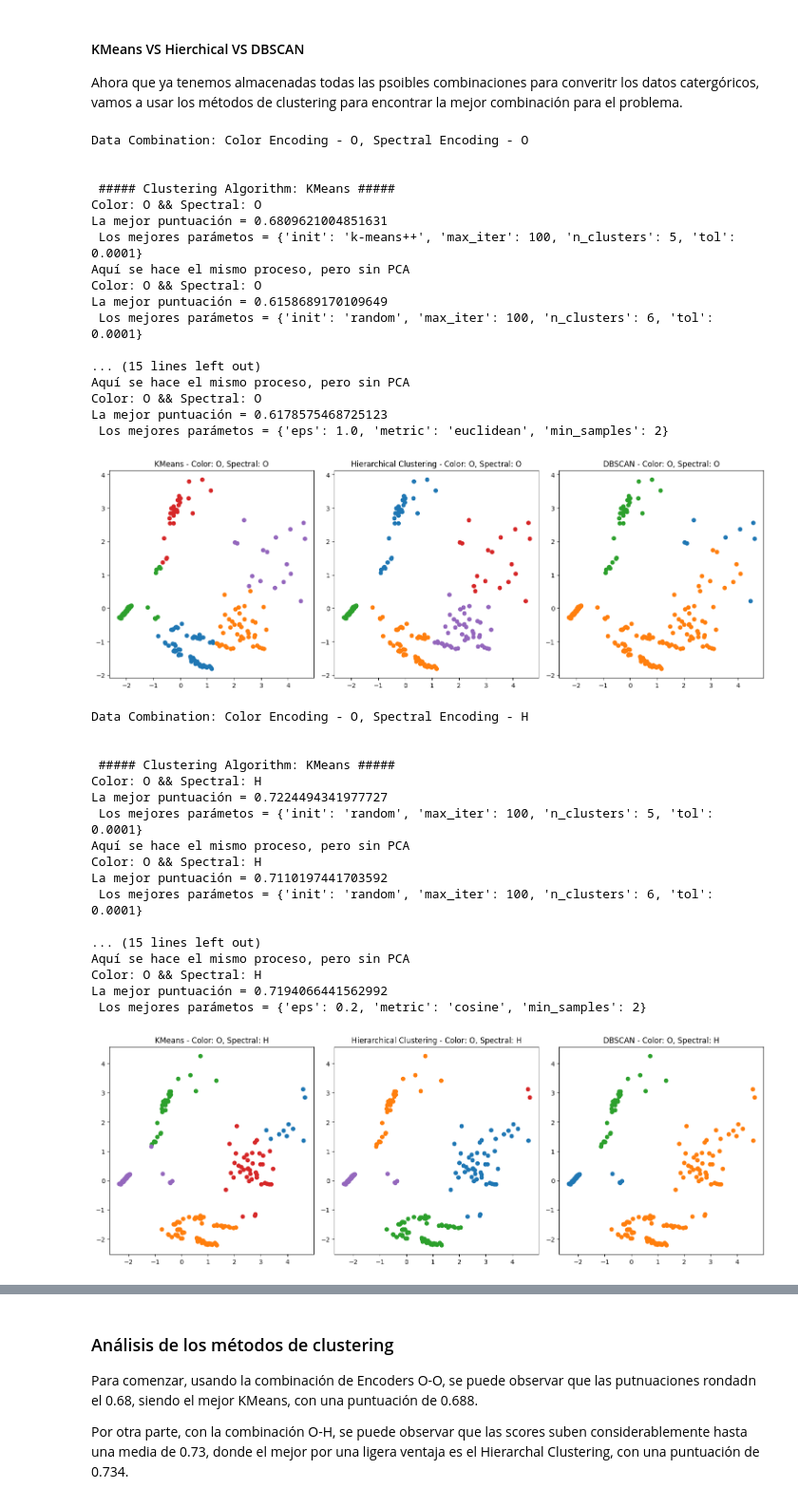
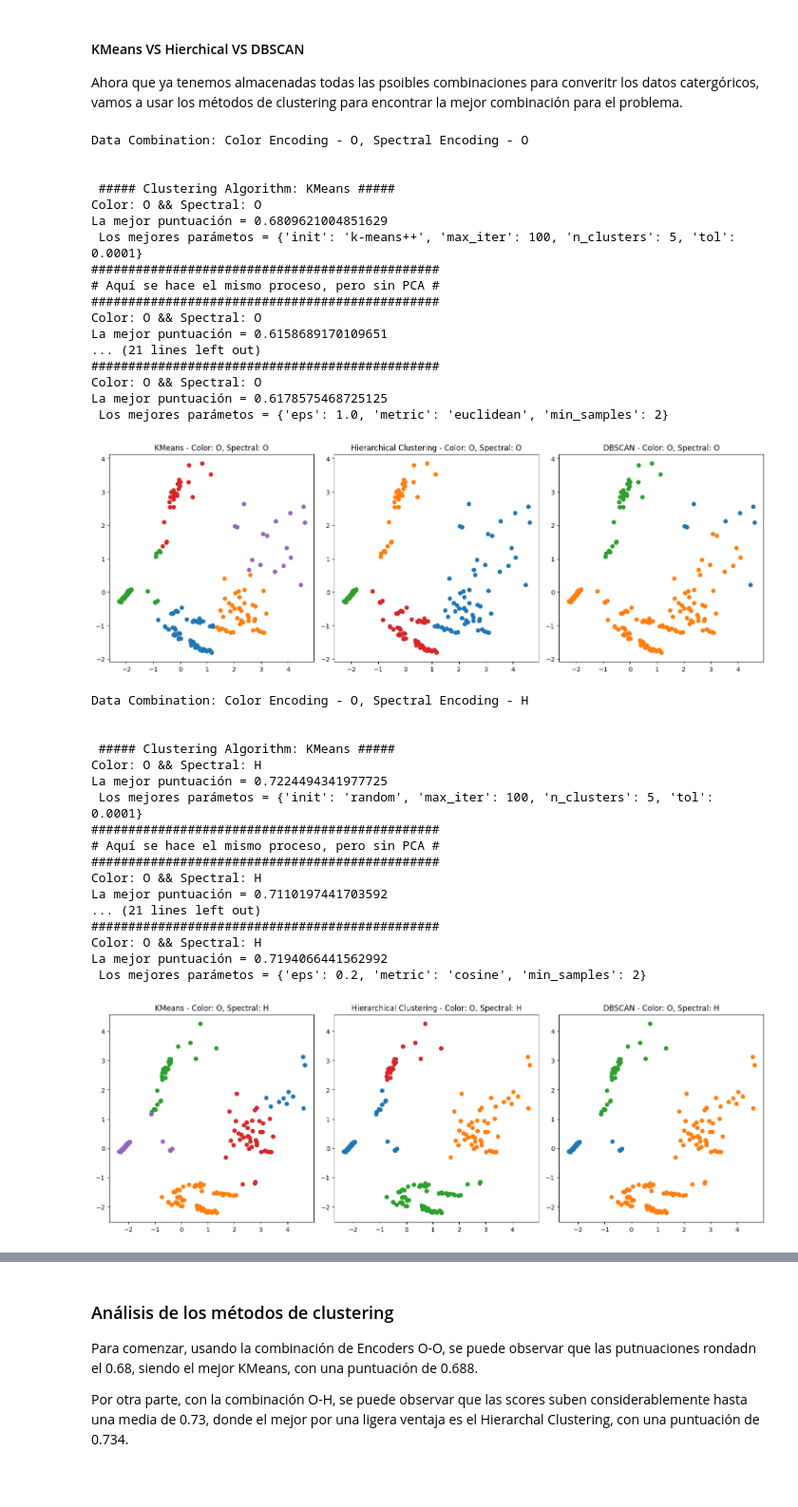
Before and after one commit to 100472175/ML-82-17-2, a Jupyter notebook: Stars.ipynb, the cells around one changed output, grey strips where cells are left out. Shown: that part at 95% size. Drawn from its saved outputs; the diff is of its cells as text; code cells hidden in the pictures.

Commit message:
Añadido punto 6, mejoras y cambios

```diff
--- a/Stars.ipynb
+++ b/Stars.ipynb
@@ -365,7 +386,7 @@ param_grid_hierarchical = {
     'distance_threshold': [None, 1.0, 2.0],
     'linkage': ['ward', 'complete', 'average', 'single'],
     'metric': ['euclidean', 'manhattan', 'cosine'],
-    'n_clusters': [5, 6, 7, 8]
+    'n_clusters': [4, 5, 6, 7, 8]
 }
 
 
@@ -383,6 +404,7 @@ clustering_algorithms = {
     "DBSCAN": (DBSCAN(), param_grid_dbscan)
 }
 
+all_scores = {}
 
 # Aplicar StandardScaler y PCA a todas las combinaciones de datos
 for color_encoding, spectral_encoding, df in master_data:
@@ -420,61 +442,65 @@ for color_encoding, spectral_encoding, df in master_data:
         unique_labels = np.unique(cluster_labels)
 
         plt.subplot(3, 3, subplot_index)
 
         plt.title(f'{algorithm_name} - Color: {color_encoding}, Spectral: {spectral_encoding}')
 
         for label in unique_labels:
             plt.scatter(df_pca[cluster_labels == label, 0], df_pca[cluster_labels == label, 1], label=f'Cluster {label}')
 
         subplot_index += 1
 
-        print("Aquí se hace el mismo proceso, pero sin PCA")
+        print("###############################################")
+        print("# Aquí se hace el mismo proceso, pero sin PCA #")
+        print("###############################################")
         grid_search_sin_pca = GridSearchCV(algorithm[0], algorithm[1], scoring=silhouette_scorer, n_jobs=-1)
         grid_search_sin_pca.fit(df_scaled)
         print(f"Color: {color_encoding} && Spectral: {spectral_encoding}")
         print(f"La mejor puntuación = {grid_search_sin_pca.best_score_}\n Los mejores parámetos = {grid_search_sin_pca.best_params_}")
 
+        all_scores[(algorithm_name, color_encoding, spectral_encoding)] = (best_score, grid_search_sin_pca.best_score_)
+
 
 
     plt.tight_layout()
     plt.show()
 # %% [output]
 Data Combination: Color Encoding - O, Spectral Encoding - O
 
 
  ##### Clustering Algorithm: KMeans #####
 Color: O && Spectral: O
-La mejor puntuación = 0.6809621004851631
+La mejor puntuación = 0.6809621004851629
  Los mejores parámetos = {'init': 'k-means++', 'max_iter': 100, 'n_clusters': 5, 'tol': 0.0001}
-Aquí se hace el mismo proceso, pero sin PCA
+###############################################
+# Aquí se hace el mismo proceso, pero sin PCA #
+###############################################
 Color: O && Spectral: O
-La mejor puntuación = 0.6158689170109649
- Los mejores parámetos = {'init': 'random', 'max_iter': 100, 'n_clusters': 6, 'tol': 0.0001}
-
-... (15 lines left out)
-Aquí se hace el mismo proceso, pero sin PCA
+La mejor puntuación = 0.6158689170109651
+... (21 lines left out)
+###############################################
 Color: O && Spectral: O
-La mejor puntuación = 0.6178575468725123
+La mejor puntuación = 0.6178575468725125
  Los mejores parámetos = {'eps': 1.0, 'metric': 'euclidean', 'min_samples': 2}
-[figure, old version]
+[figure, new version]
 Data Combination: Color Encoding - O, Spectral Encoding - H
 
 
  ##### Clustering Algorithm: KMeans #####
 Color: O && Spectral: H
-La mejor puntuación = 0.7224494341977727
+La mejor puntuación = 0.7224494341977725
  Los mejores parámetos = {'init': 'random', 'max_iter': 100, 'n_clusters': 5, 'tol': 0.0001}
-Aquí se hace el mismo proceso, pero sin PCA
+###############################################
+# Aquí se hace el mismo proceso, pero sin PCA #
+###############################################
 Color: O && Spectral: H
 La mejor puntuación = 0.7110197441703592
- Los mejores parámetos = {'init': 'random', 'max_iter': 100, 'n_clusters': 6, 'tol': 0.0001}
-
-... (15 lines left out)
-Aquí se hace el mismo proceso, pero sin PCA
+... (21 lines left out)
+###############################################
 Color: O && Spectral: H
 La mejor puntuación = 0.7194066441562992
  Los mejores parámetos = {'eps': 0.2, 'metric': 'cosine', 'min_samples': 2}
-[figure, old version]
+[figure, new version]
 Data Combination: Color Encoding - H, Spectral Encoding - O
 
 
```
Also changed, not shown: parts of 15 cells of this notebook.
